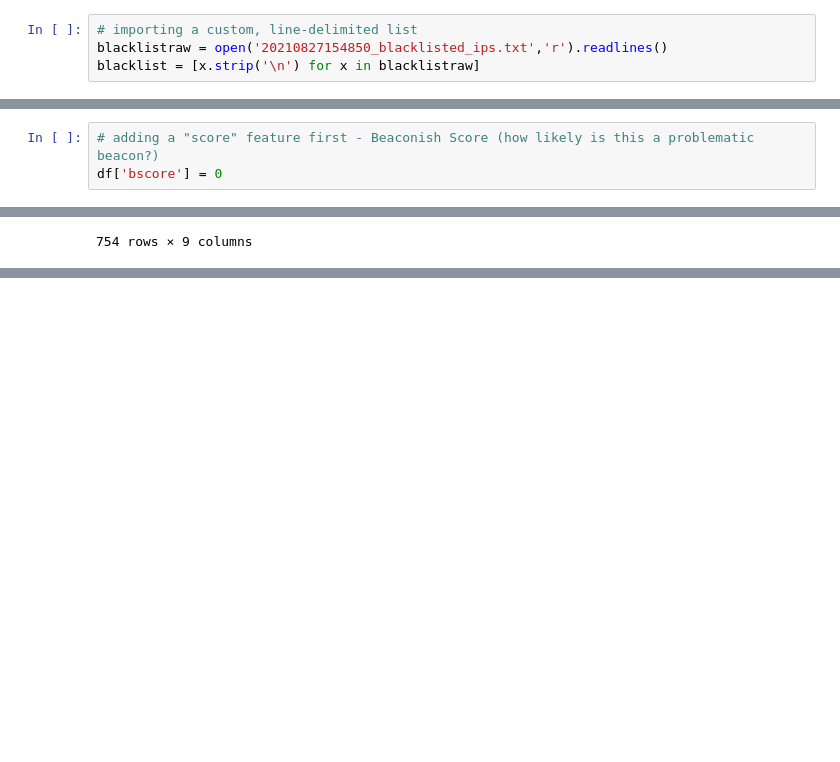
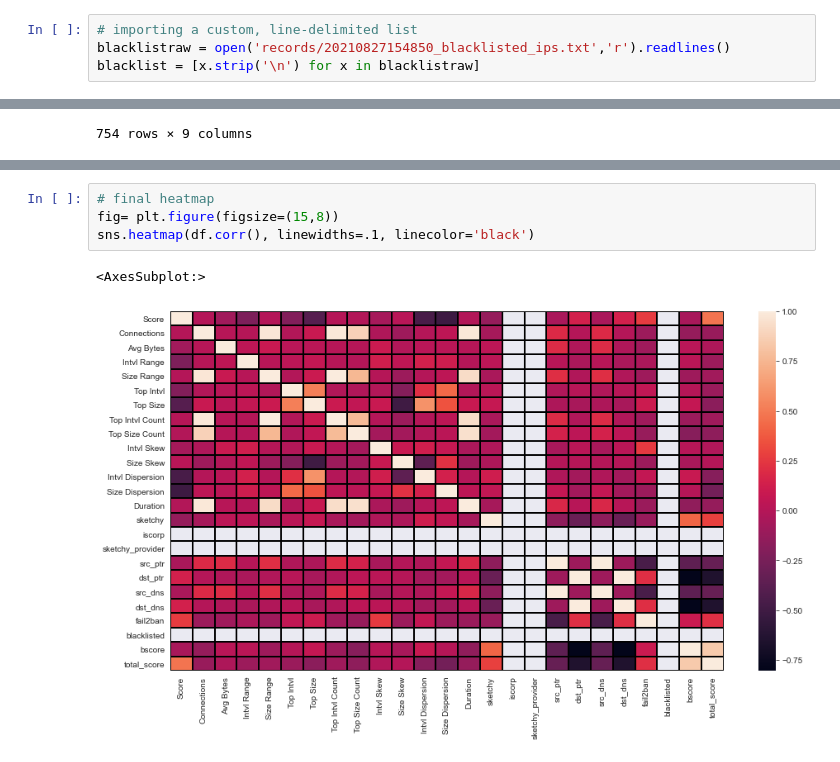
Before and after one commit to jsutch/RITA_Scripts, a Jupyter notebook: Zeek and RITA Analysis - Summary View - Scrubbed.ipynb, the cells around one changed output, grey strips where cells are left out. Cells and saved outputs as stored; diff of their text form; blank space fills up the shorter version.

```diff
--- a/Zeek and RITA Analysis - Summary View - Scrubbed.ipynb
+++ b/Zeek and RITA Analysis - Summary View - Scrubbed.ipynb
@@ -1002,7 +894,7 @@ array(['smtp.jobdivabk.com',
 Adding a blacklist heuristic. Most of rita-bl seems borked right now (stale data, backends offline, etc). In the meantime, lets get visibility using the spamhaus data.
 # %%
 # importing a custom, line-delimited list
-blacklistraw = open('20210827154850_blacklisted_ips.txt','r').readlines()
+blacklistraw = open('records/20210827154850_blacklisted_ips.txt','r').readlines()
 blacklist = [x.strip('\n') for x in blacklistraw]
 # %%
 def blacklist_test(ip):
@@ -1053,9 +945,6 @@ iscorp - corporate canaries (apple, google, microsoft, etc). If true, then bad (
 so what I need is:
 - a feature that lets me know if src/dst is important for ptr and dns
 - a function that returns the value if the feature is present for each item and then tallies a score to be added as a feature.
-# %%
-# adding a "score" feature first - Beaconish Score (how likely is this a problematic beacon?)
-df['bscore'] = 0
 # %%
 # we're tallying on these columns
 df[['sketchy','src_ptr','dst_ptr','iscorp','sketchy_provider','src_dns','dst_dns','fail2ban', 'blacklisted']][:5]
@@ -1237,0 +1119,7 @@ df[['Score','bscore', 'total_score','Source Name', 'Destination Name', 'Connecti
+# %%
+# final heatmap
+fig= plt.figure(figsize=(15,8))
+sns.heatmap(df.corr(), linewidths=.1, linecolor='black')
+# %% [output]
+<AxesSubplot:>
+[figure, added]
```
Also changed, not shown: parts of 51 cells of this notebook, 1 other file.
